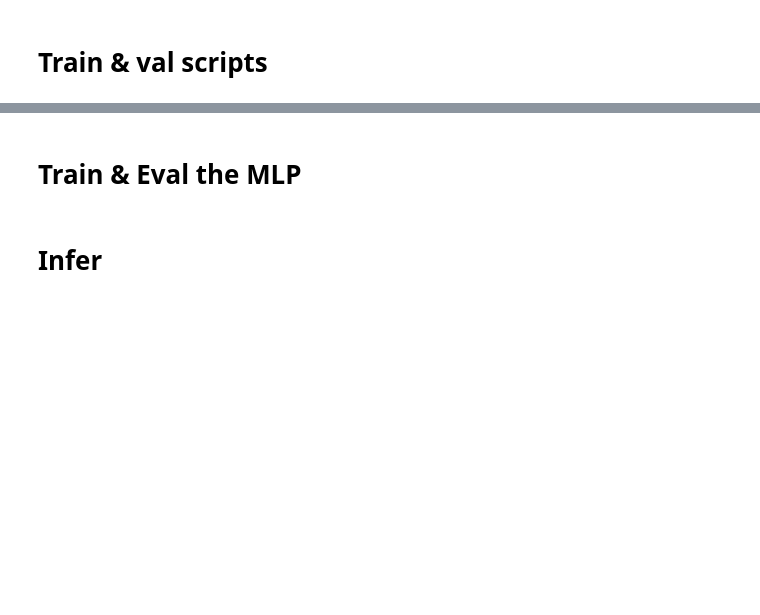
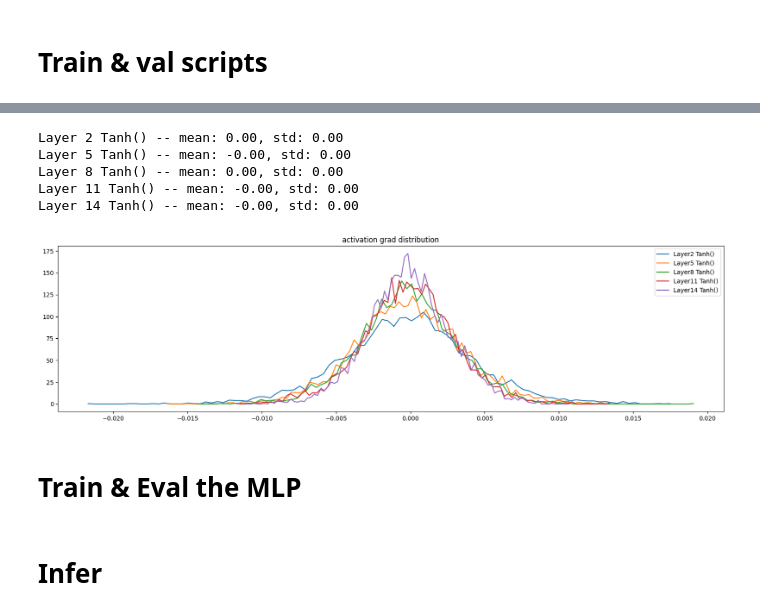
Before and after one commit to anby-dmr/makemore, a Jupyter notebook: notebook/lec3_activations_gradient_BN.ipynb, the cells around one changed output, grey strips where cells are left out. Saved outputs shown, nothing was run; the diff lists cells and outputs as text; code cells hidden in the pictures; blank space fills up the shorter version.

```diff
--- a/notebook/lec3_activations_gradient_BN.ipynb
+++ b/notebook/lec3_activations_gradient_BN.ipynb
@@ -244,3 +308,25 @@ def dev_MLP(X, Y, embed, Ws, bs):
+# %%
+def visualize_activation_grad(layers):
+    plt.figure(figsize=(20, 5))
+    legends = []
+    for i, layer in enumerate(layers):
+        if isinstance(layer, Tanh):
+            xx = layer.out.grad
+            print("Layer %d %s -- mean: %.2f, std: %.2f" % (i, layer, xx.mean(), xx.std()))
+            hy, hx = torch.histogram(xx, density=True)
+            plt.plot(hx[:-1], hy)
+            legends.append(f"Layer{i} {layer}")
+    plt.legend(legends)
+    plt.title("activation grad distribution")
+
+visualize_activation_grad(layers)
+# %% [output]
+Layer 2 Tanh() -- mean: 0.00, std: 0.00
+Layer 5 Tanh() -- mean: -0.00, std: 0.00
+Layer 8 Tanh() -- mean: 0.00, std: 0.00
+Layer 11 Tanh() -- mean: -0.00, std: 0.00
+Layer 14 Tanh() -- mean: -0.00, std: 0.00
+[figure, added]
 # %% [markdown]
 # Train & Eval the MLP
 # %%
```
Also changed, not shown: parts of 18 cells of this notebook.
